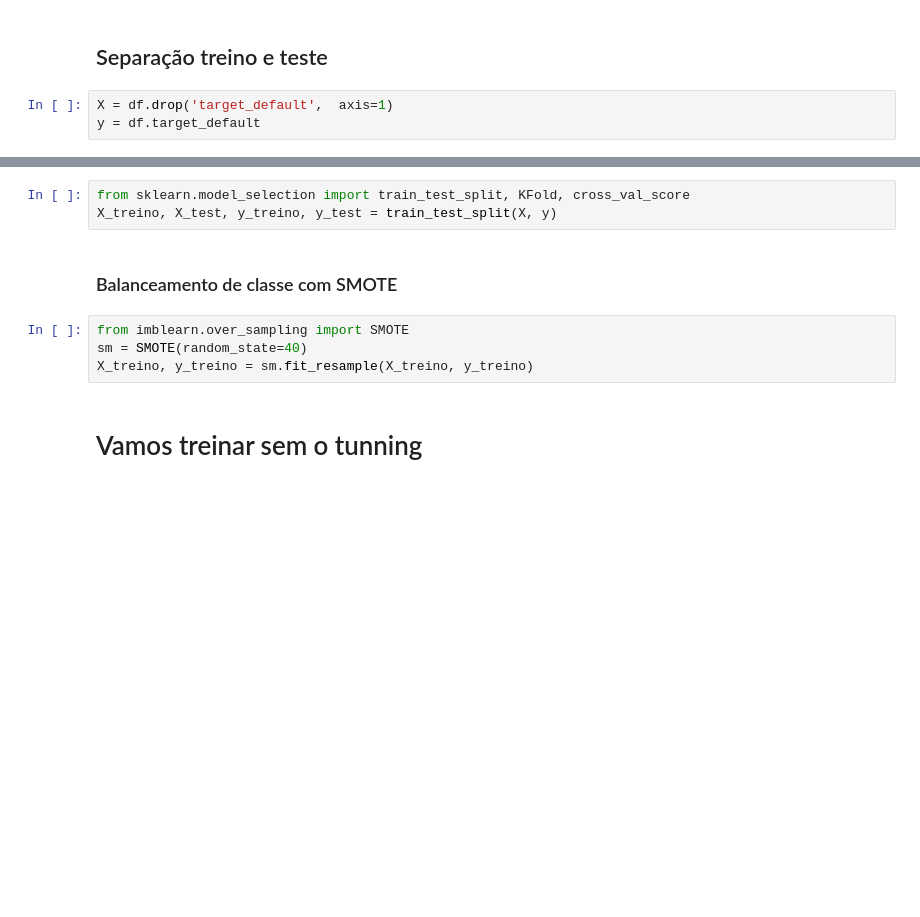
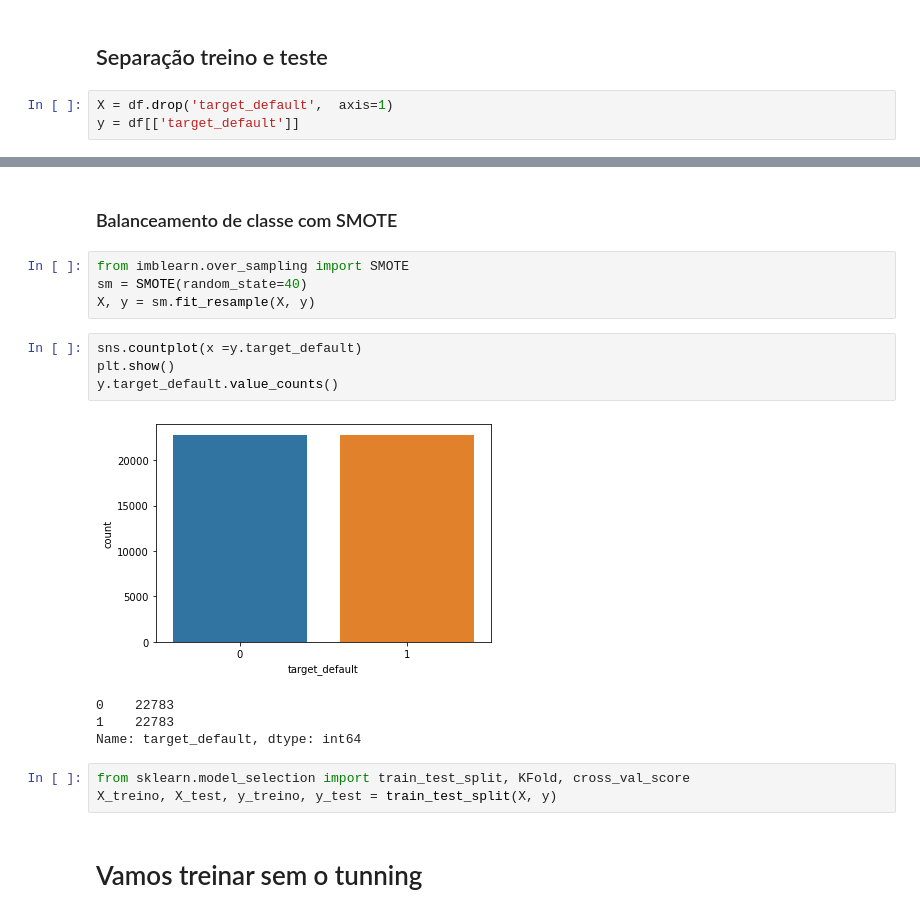
Before and after one commit to dev-daniel-amorim/ML-Ajustes_Hiperparametros, a Jupyter notebook: ML - Ajustes Hiperparâmetros.ipynb, the cells around one changed output, grey strips where cells are left out. Drawn from its saved outputs; the diff is of its cells as text; blank space fills up the shorter version.

```diff
--- a/ML - Ajustes Hiperparâmetros.ipynb
+++ b/ML - Ajustes Hiperparâmetros.ipynb
@@ -36,5 +36,5 @@ df
 ## Separação treino e teste
 # %%
 X = df.drop('target_default',  axis=1)
-y = df.target_default
+y = df[['target_default']]
 # %%
@@ -44,12 +51,21 @@ X.shape, y.shape
-# %%
-from sklearn.model_selection import train_test_split, KFold, cross_val_score
-X_treino, X_test, y_treino, y_test = train_test_split(X, y)
 # %% [markdown]
 ### Balanceamento de classe com SMOTE
 # %%
 from imblearn.over_sampling import SMOTE
 sm = SMOTE(random_state=40)
-X_treino, y_treino = sm.fit_resample(X_treino, y_treino)
+X, y = sm.fit_resample(X, y)
+# %%
+sns.countplot(x =y.target_default)
+plt.show()
+y.target_default.value_counts()
+# %% [output]
+[figure, added]
+0    22783
+1    22783
+Name: target_default, dtype: int64
+# %%
+from sklearn.model_selection import train_test_split, KFold, cross_val_score
+X_treino, X_test, y_treino, y_test = train_test_split(X, y)
 # %% [markdown]
 # Vamos treinar sem o tunning
 # %%
```
Also changed, not shown: parts of 11 cells of this notebook.
